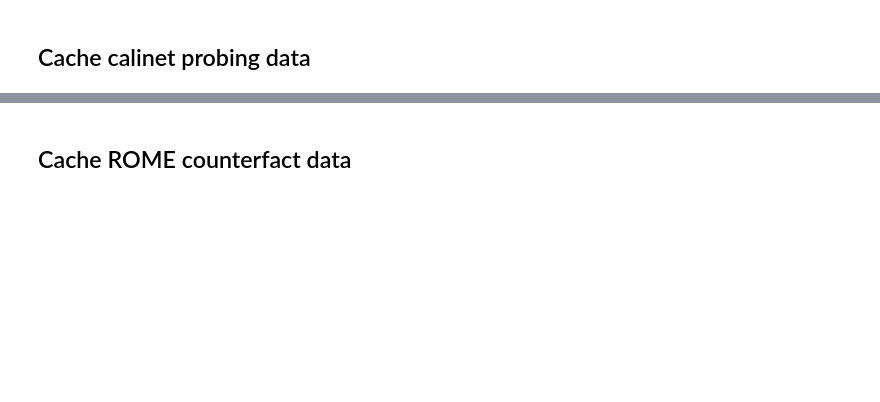
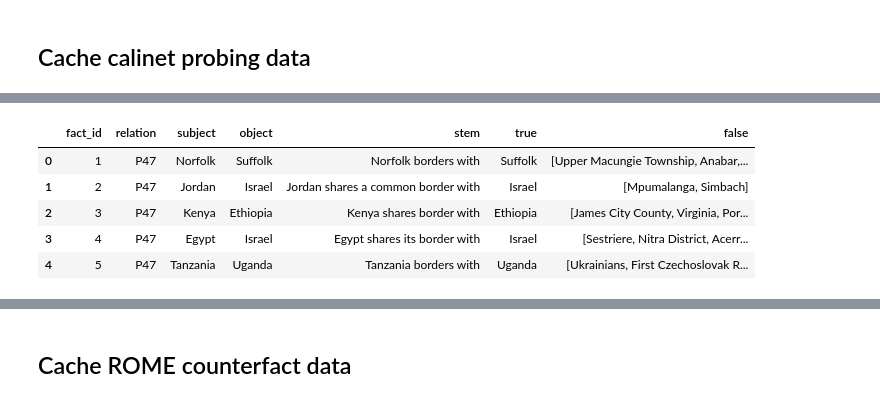
Before and after one commit to daniel-furman/polyglot-or-not, a Jupyter notebook: notebooks/cka_full_dataset_caching.ipynb, the cells around one changed output, grey strips where cells are left out. Saved outputs shown, nothing was run; the diff lists cells and outputs as text; code cells hidden in the pictures; blank space fills up the shorter version.

```diff
--- a/notebooks/cka_full_dataset_caching.ipynb
+++ b/notebooks/cka_full_dataset_caching.ipynb
@@ -104,0 +217,8 @@ trex_causal_df['stem'] = list(trimmed_stems)
+# %%
+full_falses = {}
+for k, v in removed_counterfacts.items():
+    subset_false = trex_causal_subset[trex_causal_subset['fact_id'] == int(k)].false.values[0]
+    full_falses[k] = v
+    full_falses[k].append(subset_false)
+
+print(len(full_falses))
@@ -104,0 +233,8 @@ trex_causal_df['stem'] = list(trimmed_stems)
+# %%
+def replace_false_column(fact_id, false_val, full_false_dict=full_falses):
+    if str(fact_id) in full_false_dict:
+        return full_false_dict[str(fact_id)]
+    else:
+        return [false_val]
+# %%
+replaced_falses = list(trex_causal_subset.apply(lambda x: replace_false_column(x.fact_id, x.false), axis=1))
@@ -104,0 +259,11 @@ trex_causal_df['stem'] = list(trimmed_stems)
+# %%
+trex_causal_subset['false'] = replaced_falses
+# %%
+trex_causal_subset.head()
+# %% [output]
+|  | fact_id | relation | subject | object | stem | true | false |
+| 0 | 1 | P47 | Norfolk | Suffolk | Norfolk borders with | Suffolk | [Upper Macungie Township, Anabar,... |
+| 1 | 2 | P47 | Jordan | Israel | Jordan shares a common border with | Israel | [Mpumalanga, Simbach] |
+| 2 | 3 | P47 | Kenya | Ethiopia | Kenya shares border with | Ethiopia | [James City County, Virginia, Por... |
+| 3 | 4 | P47 | Egypt | Israel | Egypt shares its border with | Israel | [Sestriere, Nitra District, Acerr... |
+| 4 | 5 | P47 | Tanzania | Uganda | Tanzania borders with | Uganda | [Ukrainians, First Czechoslovak R... |
```
Also changed, not shown: parts of 34 cells of this notebook, 2 other files.
